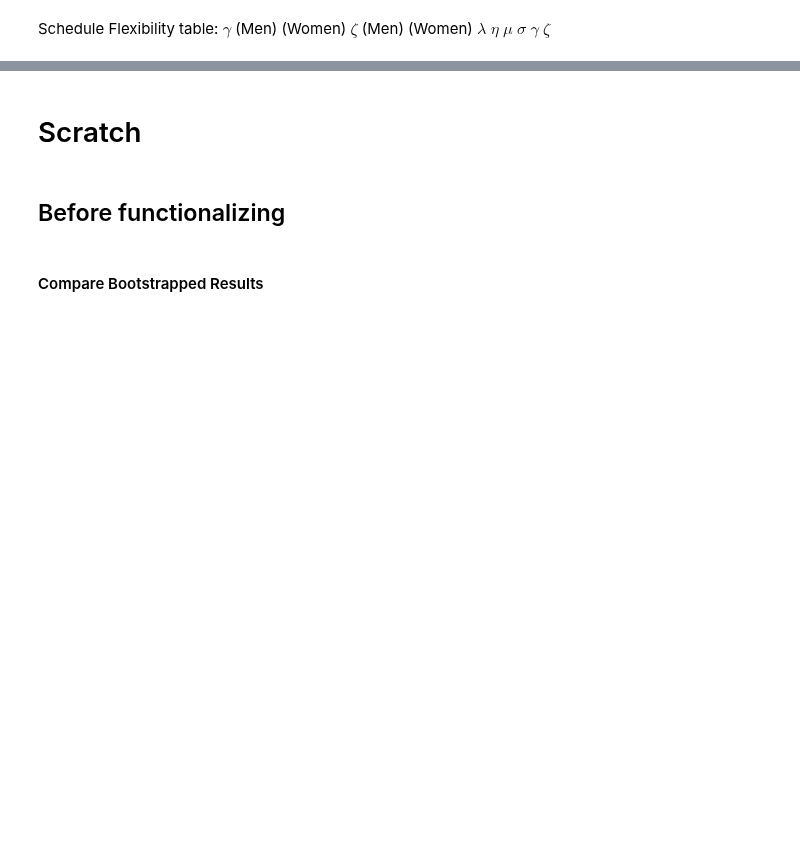
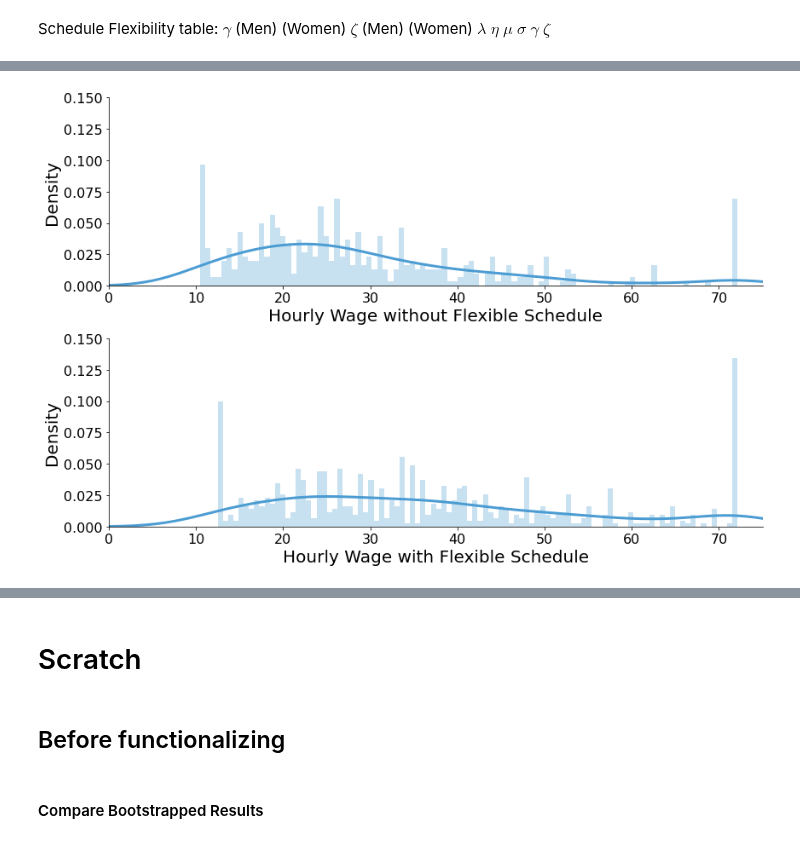
Before and after one commit to meganmccoy/flexibility-in-search-model, a Jupyter notebook: SimplifiedModel.ipynb, the cells around one changed output, grey strips where cells are left out. Drawn from its saved outputs; the diff is of its cells as text; code cells hidden in the pictures; blank space fills up the shorter version.

```diff
--- a/SimplifiedModel.ipynb
+++ b/SimplifiedModel.ipynb
@@ -737,0 +700,4 @@ fig.savefig('./wagetrunc_women_2flex.png', bbox_inches='tight', transparent=True
+# %%
+binary_wage_distr(women, 'flexsched', 'wage_flexsched', 'employed', 'Schedule', 'women_wage_flexsched.png')
+# %% [output]
+[figure, added]
```
Also changed, not shown: parts of 20 cells of this notebook.
